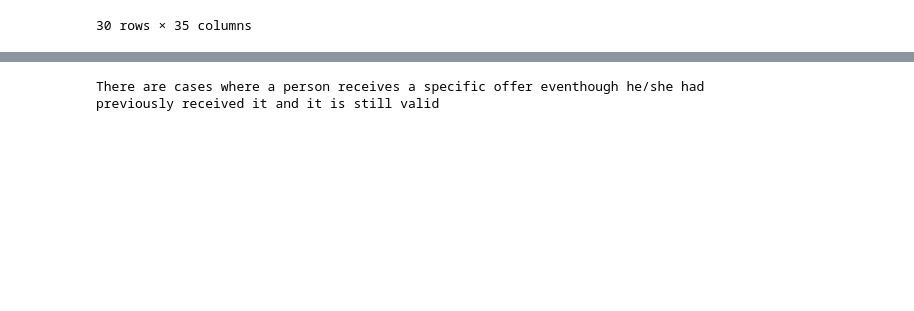
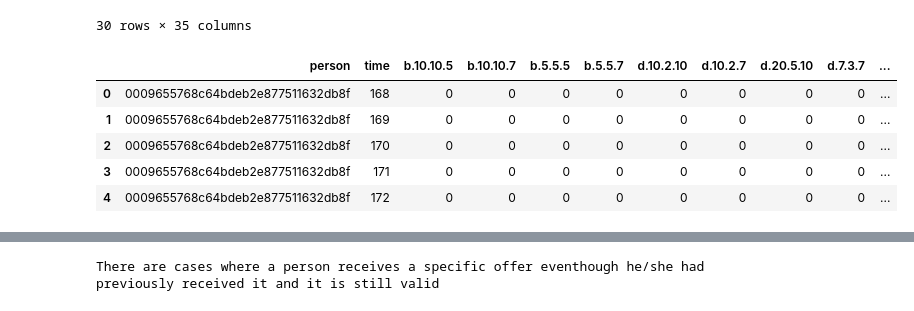
Before and after one commit to felipe-takaoka/starbucks-capstone, a Jupyter notebook: Starbucks_Capstone_notebook.ipynb, the cells around one changed output, grey strips where cells are left out. Drawn from its saved outputs; the diff is of its cells as text; code cells hidden in the pictures; blank space fills up the shorter version.

```diff
--- a/Starbucks_Capstone_notebook.ipynb
+++ b/Starbucks_Capstone_notebook.ipynb
@@ -406,10 +406,17 @@ dff = transcript_feats.copy()
 # %%
 aux = dff[["person","event_no","time","event","offer_code","offer_duration"]]
 
 aux = aux[aux["event"]=="offer received"]
 aux = pd.concat([aux, pd.get_dummies(aux["offer_code"])], axis=1)
 rep_index = aux.index.repeat(24*aux["offer_duration"])
 aux2 = aux.drop(columns=["event","offer_code","offer_duration"]).loc[rep_index]
 aux2["time"] += aux2.groupby(["person","event_no"]).cumcount()
-aux2 = aux2.groupby(["person","time"], as_index=False).max()
+aux2 = aux2.drop(columns="event_no").groupby(["person","time"], as_index=False).max()
 aux2.head()
+# %% [output]
+|  | person | time | b.10.10.5 | b.10.10.7 | b.5.5.5 | b.5.5.7 | d.10.2.10 | d.10.2.7 | d.20.5.10 | d.7.3.7 | ... |
+| 0 | 0009655768c64bdeb2e877511632db8f | 168 | 0 | 0 | 0 | 0 | 0 | 0 | 0 | 0 | ... |
+| 1 | 0009655768c64bdeb2e877511632db8f | 169 | 0 | 0 | 0 | 0 | 0 | 0 | 0 | 0 | ... |
+| 2 | 0009655768c64bdeb2e877511632db8f | 170 | 0 | 0 | 0 | 0 | 0 | 0 | 0 | 0 | ... |
+| 3 | 0009655768c64bdeb2e877511632db8f | 171 | 0 | 0 | 0 | 0 | 0 | 0 | 0 | 0 | ... |
+| 4 | 0009655768c64bdeb2e877511632db8f | 172 | 0 | 0 | 0 | 0 | 0 | 0 | 0 | 0 | ... |
```
Also changed, not shown: parts of 2 cells of this notebook.
